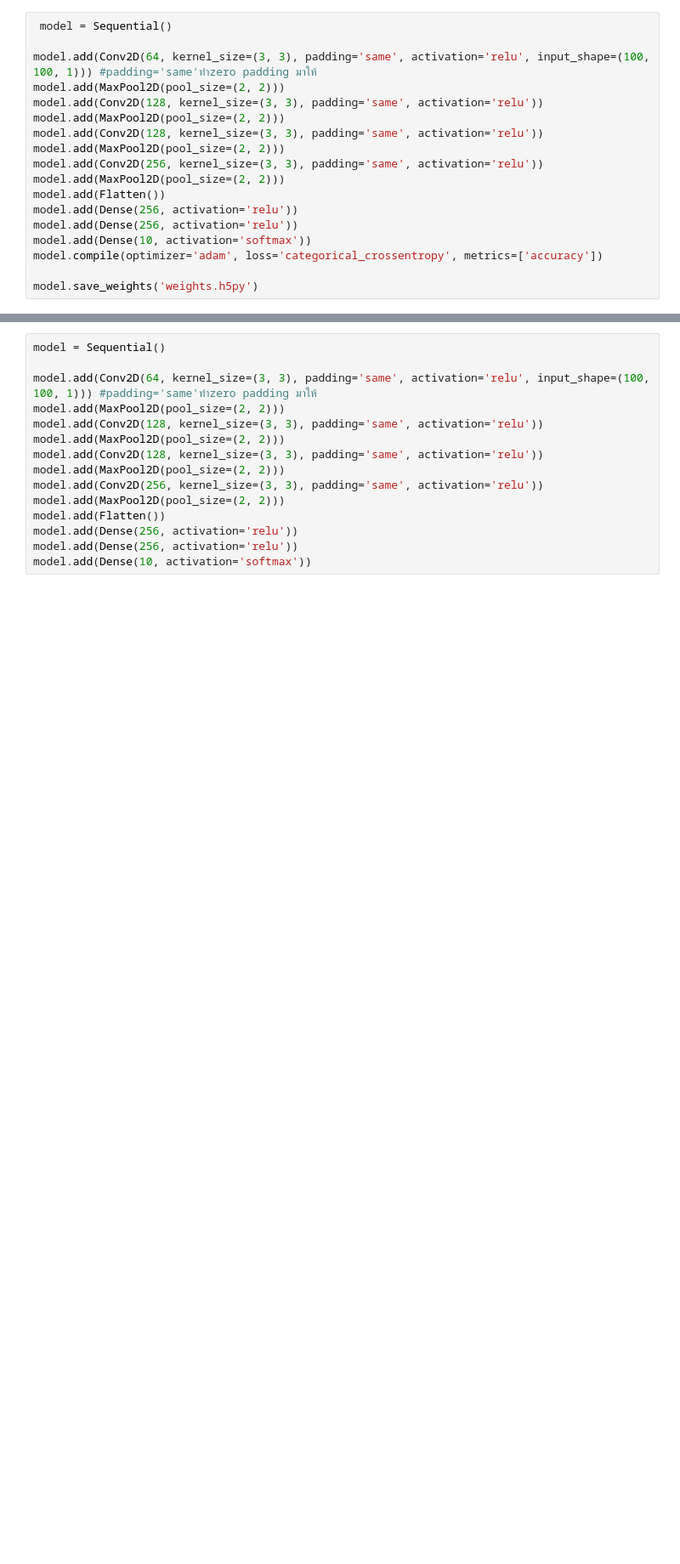
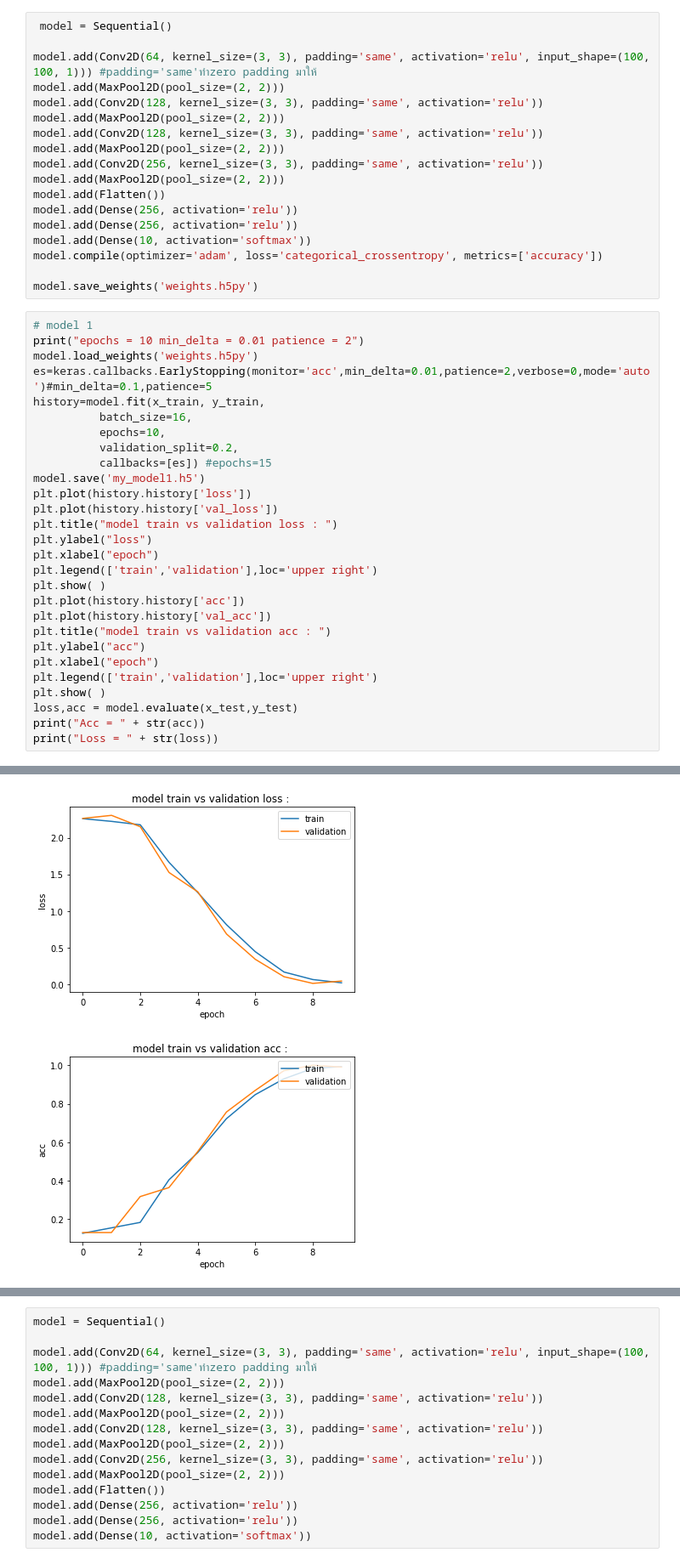
Before and after one commit to Bermewda/Sign-Language-recognition, a Jupyter notebook: new DL.ipynb, the cells around one changed output, grey strips where cells are left out. Shown at 85% size. Cells and saved outputs as stored; diff of their text form; blank space fills up the shorter version.

```diff
--- a/new DL.ipynb
+++ b/new DL.ipynb
@@ -125,3 +127,32 @@ model.add(Dense(10, activation='softmax'))
 model.compile(optimizer='adam', loss='categorical_crossentropy', metrics=['accuracy'])
 
 model.save_weights('weights.h5py')
+# %%
+# model 1
+print("epochs = 10 min_delta = 0.01 patience = 2")
+model.load_weights('weights.h5py')
+es=keras.callbacks.EarlyStopping(monitor='acc',min_delta=0.01,patience=2,verbose=0,mode='auto')#min_delta=0.1,patience=5
+history=model.fit(x_train, y_train,
+          batch_size=16,
+          epochs=10,
+          validation_split=0.2,
+          callbacks=[es]) #epochs=15
+model.save('my_model1.h5')
+plt.plot(history.history['loss'])
+plt.plot(history.history['val_loss'])
+plt.title("model train vs validation loss : ")
+plt.ylabel("loss")
+plt.xlabel("epoch")
+plt.legend(['train','validation'],loc='upper right')
+plt.show( )
+plt.plot(history.history['acc'])
+plt.plot(history.history['val_acc'])
+plt.title("model train vs validation acc : ")
+plt.ylabel("acc")
+plt.xlabel("epoch")
+plt.legend(['train','validation'],loc='upper right')
+plt.show( )
+loss,acc = model.evaluate(x_test,y_test)
+print("Acc = " + str(acc))
+print("Loss = " + str(loss))
+# %% [output]
@@ -127,0 +176,2 @@ model.save_weights('weights.h5py')
+[figure, added]
+[figure, added]
```
Also changed, not shown: parts of 15 cells of this notebook.
